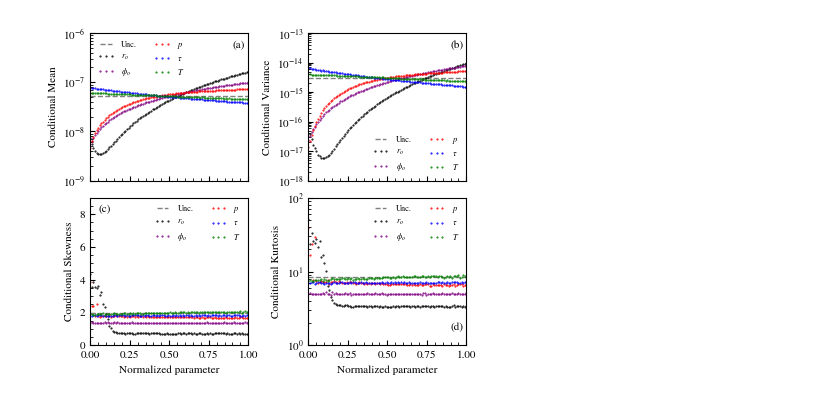
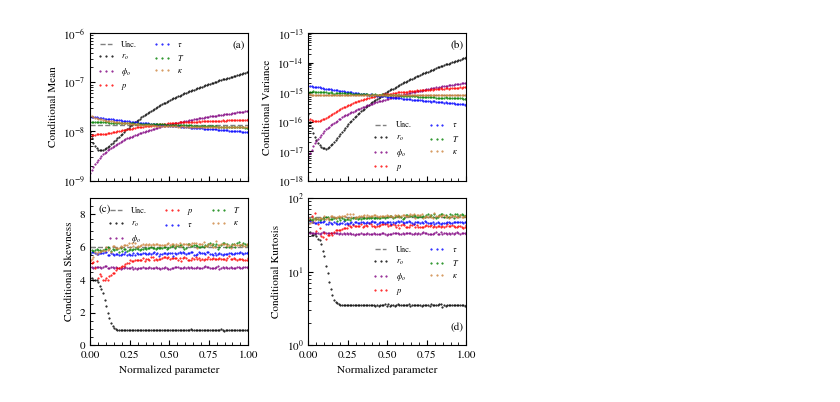
Before and after one commit to rlsandovalp/Sensitivity_Analysis, a Jupyter notebook: Notebooks/conditional_moments.ipynb, the cells around one changed output. Cells and saved outputs as stored; diff of their text form; code cells hidden in the pictures.

```diff
--- a/Notebooks/conditional_moments.ipynb
+++ b/Notebooks/conditional_moments.ipynb
@@ -3,7 +3,7 @@ import numpy as np
 import matplotlib.pyplot as plt
 # %%
 output = 'J'
-case = 'case_b'
+case = 'case_c'
 
 plt.style.use('stylesheet.mpltstyle_cond_plots')
 fig, ax = plt.subplots(2,2, figsize=(4.3,3.5), sharex = True)
@@ -23,6 +23,7 @@ ax[0,0].plot(np.linspace(0,1,classes), CMoment[2,:], '.', c = 'purple', label =
 ax[0,0].plot(np.linspace(0,1,classes), CMoment[0,:], '.', c = 'red', label = r'$p$')
 ax[0,0].plot(np.linspace(0,1,classes), CMoment[3,:], '.', c = 'blue', label = r'$\tau$')
 ax[0,0].plot(np.linspace(0,1,classes), CMoment[14,:], '.', c = 'green', label = r'$T$')
+ax[0,0].plot(np.linspace(0,1,classes), CMoment[7,:], '.', c = 'peru', label = r'$\kappa$')
 ax[0,0].set_yscale('log')
 ax[0,0].legend(ncol = 2, loc = 2)
 
@@ -42,6 +43,7 @@ ax[0,1].plot(np.linspace(0,1,classes), CMoment[2,:], '.', c = 'purple', label =
 ax[0,1].plot(np.linspace(0,1,classes), CMoment[0,:], '.', c = 'red', label = r'$p$')
 ax[0,1].plot(np.linspace(0,1,classes), CMoment[3,:], '.', c = 'blue', label = r'$\tau$')
 ax[0,1].plot(np.linspace(0,1,classes), CMoment[14,:], '.', c = 'green', label = r'$T$')
+ax[0,1].plot(np.linspace(0,1,classes), CMoment[7,:], '.', c = 'peru', label = r'$\kappa$')
 ax[0,1].set_yscale('log')
 ax[0,1].legend(ncol = 2, loc = 4)
 
@@ -57,32 +59,34 @@ ax[1,0].set_ylim(0,9)
 
 ax[1,0].plot(np.linspace(0,1,classes), unc, '--', linewidth = 1, c = 'gray', label = 'Unc.')
 ax[1,0].plot(np.linspace(0,1,classes), CMoment[1,:], '.', c = 'black', label = r'$r_o$')
 ax[1,0].plot(np.linspace(0,1,classes), CMoment[2,:], '.', c = 'purple', label = r'$\phi_o$')
 ax[1,0].plot(np.linspace(0,1,classes), CMoment[0,:], '.', c = 'red', label = r'$p$')
 ax[1,0].plot(np.linspace(0,1,classes), CMoment[3,:], '.', c = 'blue', label = r'$\tau$')
 ax[1,0].plot(np.linspace(0,1,classes), CMoment[14,:], '.', c = 'green', label = r'$T$')
-ax[1,0].legend(ncol = 2, loc = 1)
+ax[1,0].plot(np.linspace(0,1,classes), CMoment[7,:], '.', c = 'peru', label = r'$\kappa$')
+ax[1,0].legend(ncol = 3, loc = 1)
 
 
 CMoment = np.loadtxt('../Results/SA/'+output+'/'+case+'/CK.txt')
 unc = np.loadtxt('../Results/SA/'+output+'/'+case+'/SM.txt')[3]*np.ones(classes)
 
 ax[1,1].set_xlabel('Normalized parameter')
 ax[1,1].set_ylabel('Conditional Kurtosis')
 ax[1,1].annotate("(d)", xy=(0.9, 0.1), xycoords="axes fraction")
 ax[1,1].set_xlim(0,1)
 ax[1,1].set_ylim(1e-0,1e2)
 
 ax[1,1].plot(np.linspace(0,1,classes), unc, '--', linewidth = 1, c = 'gray', label = 'Unc.')
 ax[1,1].plot(np.linspace(0,1,classes), CMoment[1,:], '.', c = 'black', label = r'$r_o$')
 ax[1,1].plot(np.linspace(0,1,classes), CMoment[2,:], '.', c = 'purple', label = r'$\phi_o$')
 ax[1,1].plot(np.linspace(0,1,classes), CMoment[0,:], '.', c = 'red', label = r'$p$')
 ax[1,1].plot(np.linspace(0,1,classes), CMoment[3,:], '.', c = 'blue', label = r'$\tau$')
 ax[1,1].plot(np.linspace(0,1,classes), CMoment[14,:], '.', c = 'green', label = r'$T$')
+ax[1,1].plot(np.linspace(0,1,classes), CMoment[7,:], '.', c = 'peru', label = r'$\kappa$')
 ax[1,1].set_yscale('log')
 ax[1,1].legend(ncol = 2)
 
 plt.savefig('../Figures/cond_moments_'+output+'_'+case+'.pdf')
 plt.show()
 # %% [output]
-[figure, old version]
+[figure, new version]
```
Also changed, not shown: 20 other files.
